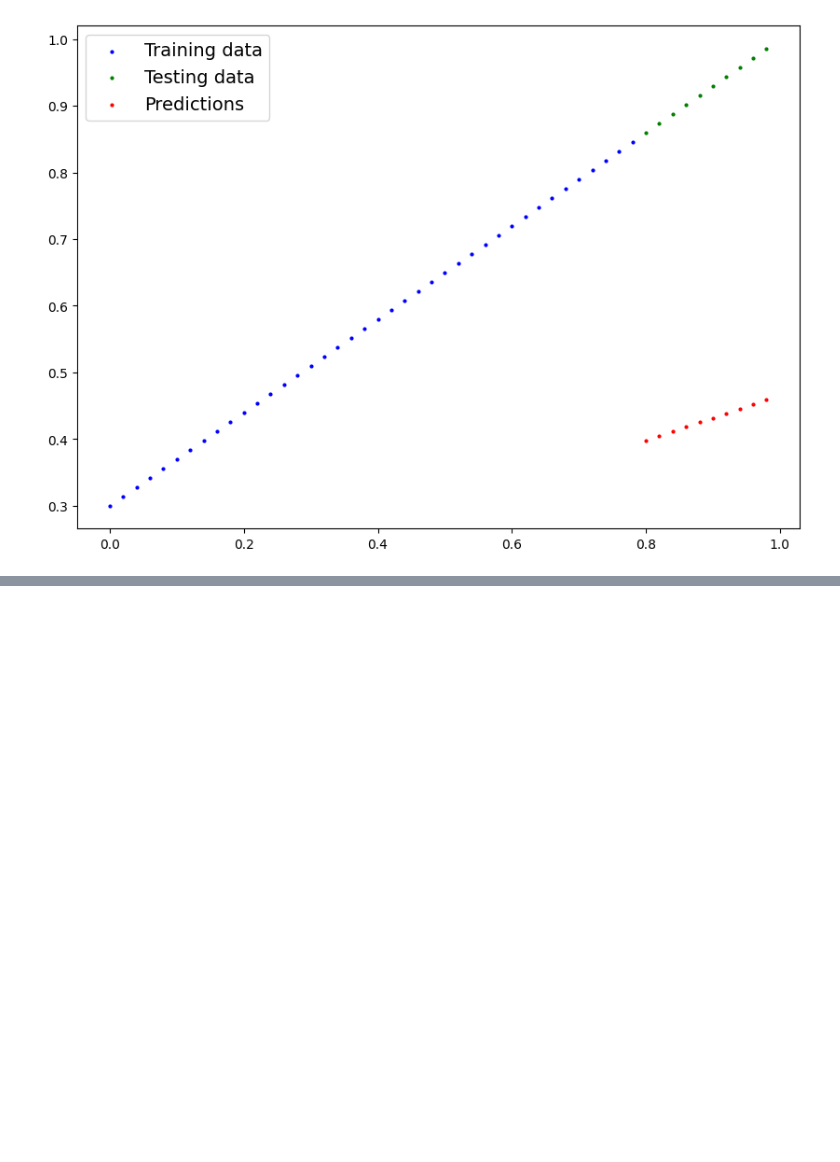
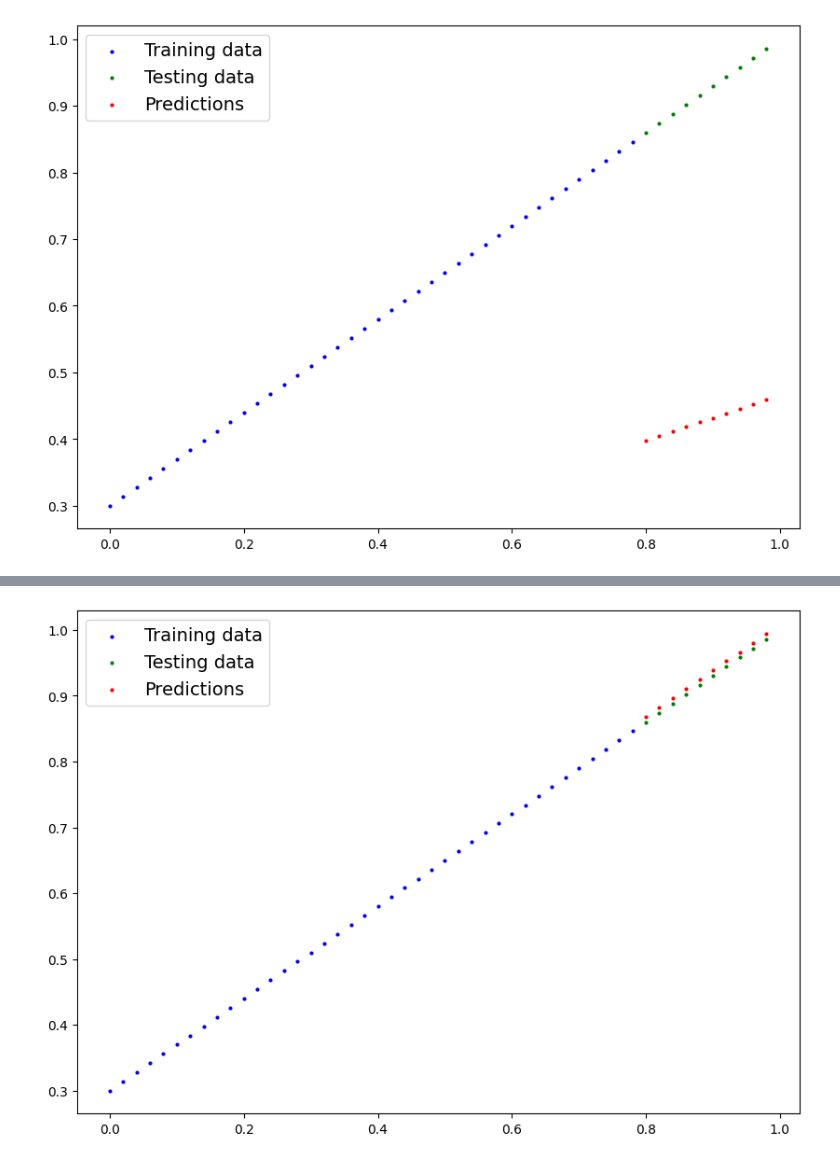
Before and after one commit to 00015775/learning-lab, a Jupyter notebook: pytorch/notebooks/youtube_pytorch.ipynb, the cells around one changed output, grey strips where cells are left out. Cells and saved outputs as stored; diff of their text form; code cells hidden in the pictures; blank space fills up the shorter version.

```diff
--- a/pytorch/notebooks/youtube_pytorch.ipynb
+++ b/pytorch/notebooks/youtube_pytorch.ipynb
@@ -502,0 +566,38 @@ plot_predictions(predictions=y_preds)
+# %%
+%time
+torch.manual_seed(42)
+
+# an epoch is looping through entire data ONCE
+loss_fn = nn.L1Loss()
+optimizer = optim.SGD(model_0.parameters(),
+                      lr=0.01)
+
+epochs = 100
+
+for epoch in range(epochs):
+  # set the model to training mode
+  model_0.train()
+
+  y_pred = model_0(X_train)
+
+  loss = loss_fn(y_pred, y_train)
+  print("Loss:", loss.item())
+
+  # helps to avoid gradient accumulation and previous batch effecting the results of the current batch
+  optimizer.zero_grad()
+
+  loss.backward() # gradients for y are calculated with respect to the weights of input features
+
+  optimizer.step()
+
+
+  # evaluation and testing
+  model_0.eval() # turns off setting in the model not needed for evaluation, saving resources and performance
+  with torch.inference_mode(): # gradients are disabled, much better then "torch.no_grad()"
+    # forward pass
+    test_pred = model_0(X_test)
+
+    test_loss = loss_fn(test_pred, y_test)
+
+  if epoch % 10 == 0:
+    print(f"Epoch: {epoch} | Loss: {loss:.4f} | Test Loss: {test_loss:.4f}")
@@ -502,0 +622,3 @@ plot_predictions(predictions=y_preds)
+# %%
+with torch.inference_mode(): # gradients are disabled
+  y_preds_new = model_0(X_test)
@@ -502,0 +637,4 @@ plot_predictions(predictions=y_preds)
+# %%
+plot_predictions(predictions=y_preds_new) # after training
+# %% [output]
+[figure, added]
```
Also changed, not shown: parts of 17 cells of this notebook.
